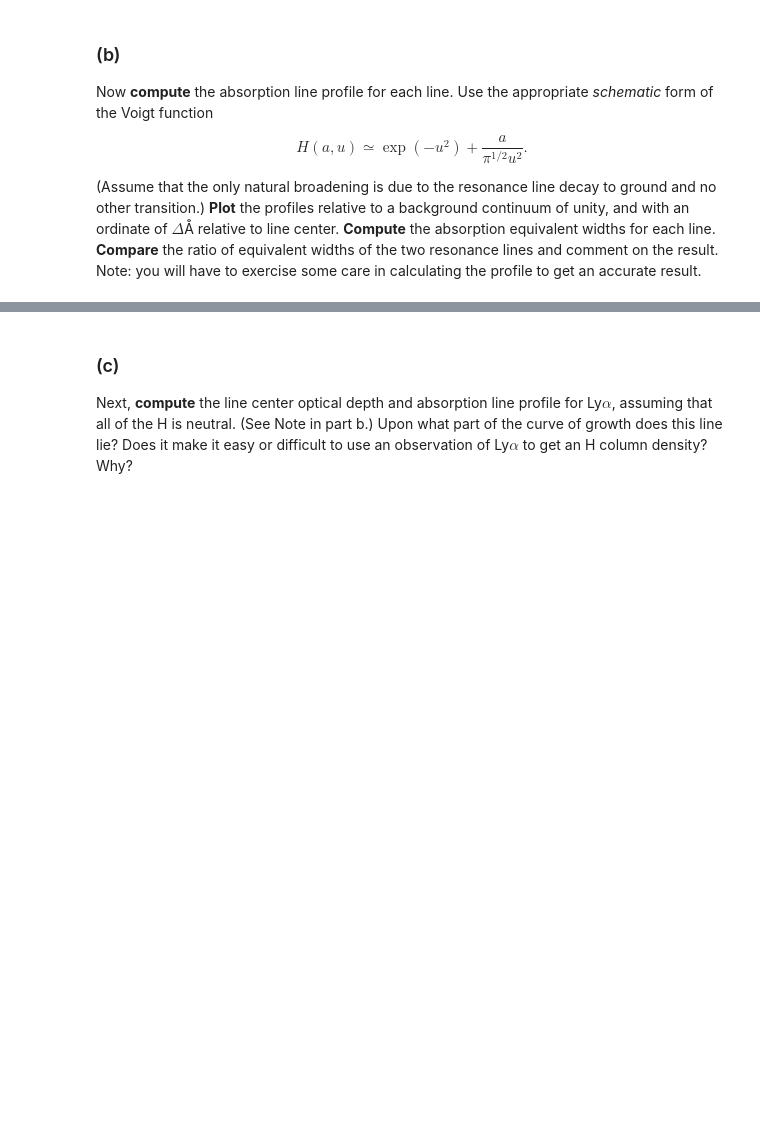
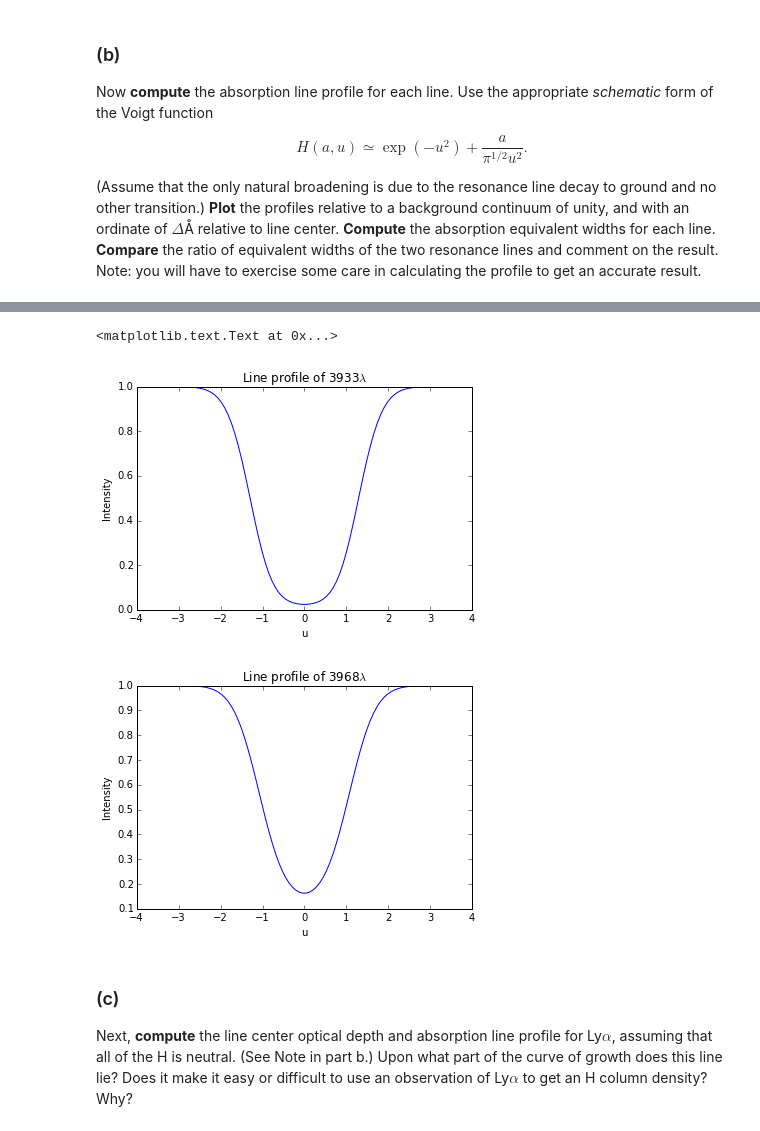
Before and after one commit to tomr-stargazer/astro535, a Jupyter notebook: ISM HW 3.ipynb, the cells around one changed output, grey strips where cells are left out. Saved outputs shown, nothing was run; the diff lists cells and outputs as text; code cells hidden in the pictures; blank space fills up the shorter version.

```diff
--- a/ISM HW 3.ipynb
+++ b/ISM HW 3.ipynb
@@ -134,3 +235,42 @@ Note: you will have to exercise some care in calculating the profile to get an a
+# %%
+import matplotlib.pyplot as plt
+
+u_array = np.linspace(-4,4,100)
+
+doppler_width_3933 = doppler_width_for_velocity(turbulent_velocity, lambda_CaII_3933)
+a_3933 = damping_parameter_a(A_CaII_3933, doppler_width_3933)
+
+voigt_3933 = piecewise_voigt(a_3933, u_array, transition_u=1.5)
+
+intensity_3933 = np.exp(-tau_o_3933 * voigt_3933)
+
+fig1 = plt.figure()
+
+plt.plot(u_array, intensity_3933)
+plt.xlabel("u")
+plt.ylabel("Intensity")
+plt.title(r"Line profile of 3933$\lambda$")
+
+doppler_width_3968 = doppler_width_for_velocity(turbulent_velocity, lambda_CaII_3968)
+
+a_3968 = damping_parameter_a(A_CaII_3968, doppler_width_3968)
+
+#voigt_3968 = voigt_gaussian_term(u_array)
+voigt_3968 = piecewise_voigt(a_3968, u_array, transition_u=1.5)
+#voigt_3968[np.abs(u_array) >= 1.5] += voigt_nongaussian_term(a_3968, u_array)[np.abs(u_array) >= 1.5]
+
+intensity_3968 = np.exp(-tau_o_3968 * voigt_3968)
+
+fig2 = plt.figure()
+
+plt.plot(u_array, intensity_3968)
+plt.xlabel("u")
+plt.ylabel("Intensity")
+plt.title(r"Line profile of 3968$\lambda$")
+# %% [output]
+<matplotlib.text.Text at 0x...>
+[figure, added]
+[figure, added]
 # %% [markdown]
 ### (c)
 Next, **compute** the line center optical depth and absorption line profile for Ly$\alpha$, assuming that all of the H is neutral.
```
Also changed, not shown: parts of 4 cells of this notebook.
